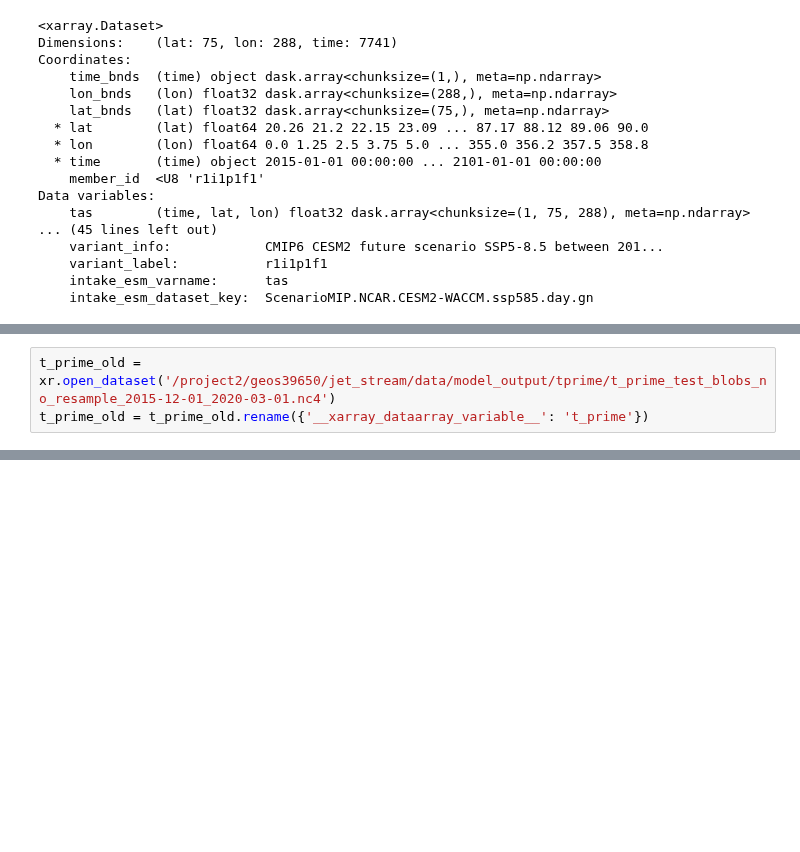
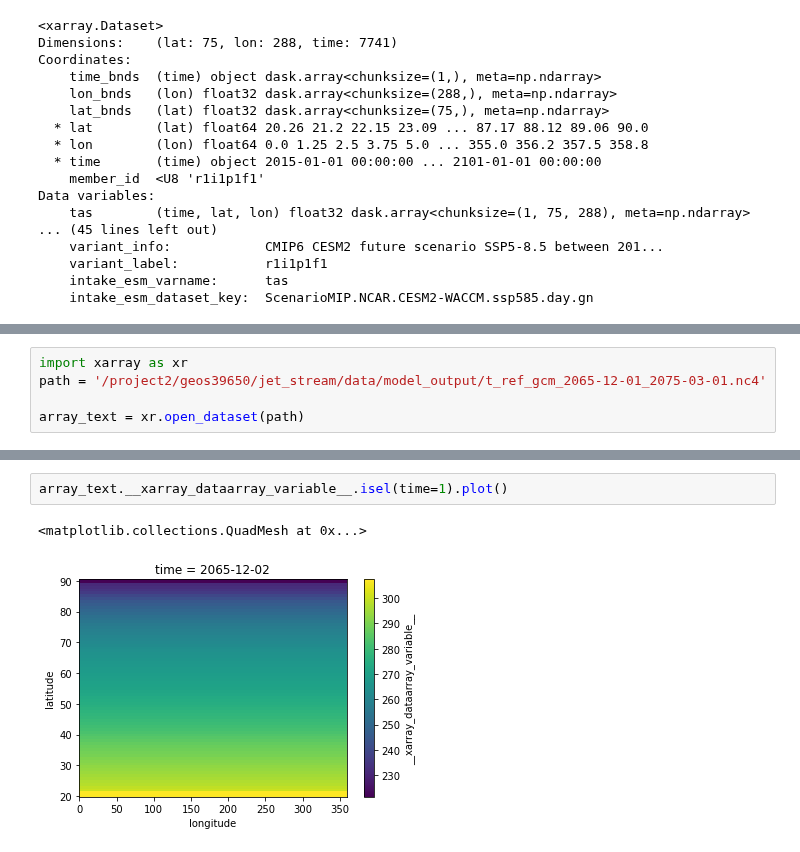
Before and after one commit to geosciences-data-practicum/reanalysis_getter, a Jupyter notebook: notebooks/gcm_test.ipynb, the cells around one changed output, grey strips where cells are left out. Saved outputs shown, nothing was run; the diff lists cells and outputs as text; blank space fills up the shorter version.

```diff
--- a/analysis/gcm_test.ipynb
+++ b/notebooks/gcm_test.ipynb
@@ -534,3 +428,5 @@ ax.set_global(); ax.coastlines();
 # %%
-t_prime_old = xr.open_dataset('/project2/geos39650/jet_stream/data/model_output/tprime/t_prime_test_blobs_no_resample_2015-12-01_2020-03-01.nc4')
-t_prime_old = t_prime_old.rename({'__xarray_dataarray_variable__': 't_prime'})
+import xarray as xr
+path = '/project2/geos39650/jet_stream/data/model_output/t_ref_gcm_2065-12-01_2075-03-01.nc4'
+
+array_text = xr.open_dataset(path)
@@ -594,0 +444,5 @@ ax.set_global(); ax.coastlines();
+# %%
+array_text.__xarray_dataarray_variable__.isel(time=1).plot()
+# %% [output]
+<matplotlib.collections.QuadMesh at 0x...>
+[figure, added]
```
Also changed, not shown: parts of 36 cells of this notebook, 22 other files.
